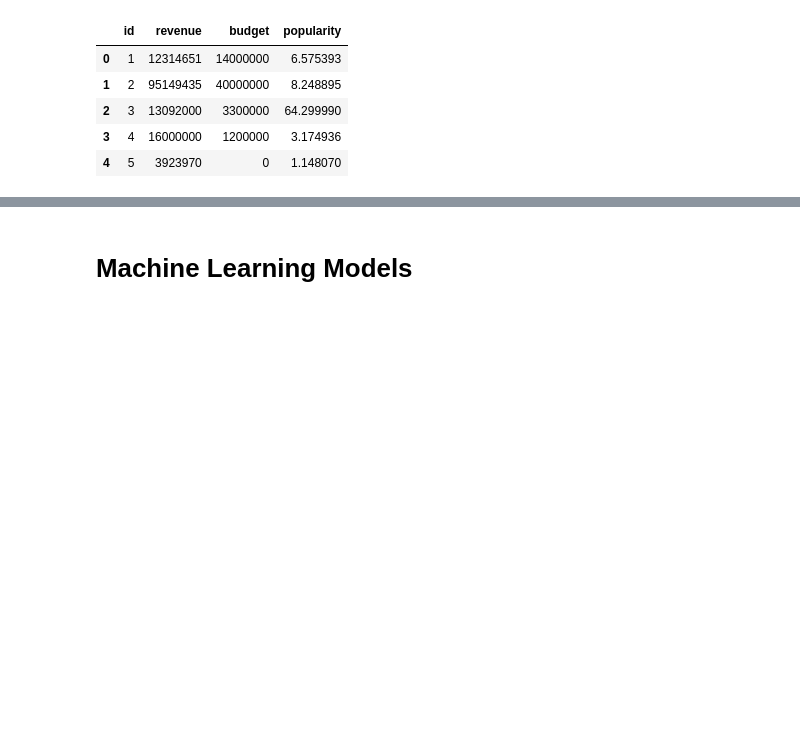
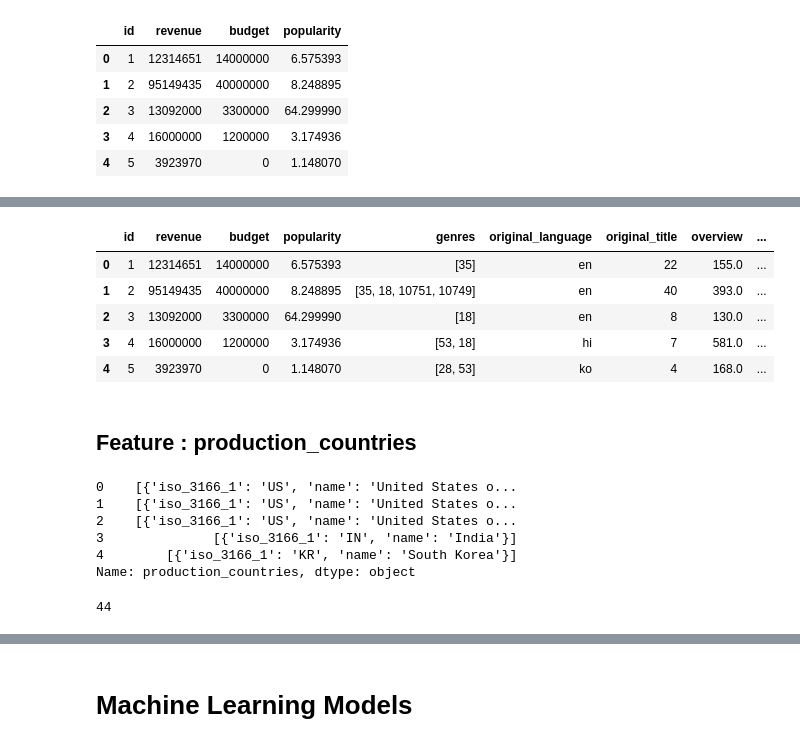
Before and after one commit to mahfuzsust/Data-Science, a Jupyter notebook: Kaggle/TMDB Box Office Prediction/movie.ipynb, the cells around one changed output, grey strips where cells are left out. Drawn from its saved outputs; the diff is of its cells as text; code cells hidden in the pictures; blank space fills up the shorter version.

```diff
--- a/Kaggle/TMDB Box Office Prediction/movie.ipynb
+++ b/Kaggle/TMDB Box Office Prediction/movie.ipynb
@@ -366,0 +428,2 @@ column = "Parch"
+# %%
+column = "overview"
@@ -366,0 +439,3 @@ column = "Parch"
+# %%
+df_con[column] = train[column].astype(str)
+df_con[column] = df_con[column].str.len()
@@ -366,0 +453,2 @@ column = "Parch"
+# %%
+column = "production_companies"
@@ -366,0 +468,3 @@ column = "Parch"
+# %%
+df_con[column] = train[column]
+df_con[column] = df_con[column].fillna("")
@@ -366,0 +480,12 @@ column = "Parch"
+# %%
+df_con[column] = df_con[column].apply(get_id)
+df_con.head()
+# %% [output]
+|  | id | revenue | budget | popularity | genres | original_language | original_title | overview | ... |
+| 0 | 1 | 12314651 | 14000000 | 6.575393 | [35] | en | 22 | 155.0 | ... |
+| 1 | 2 | 95149435 | 40000000 | 8.248895 | [35, 18, 10751, 10749] | en | 40 | 393.0 | ... |
+| 2 | 3 | 13092000 | 3300000 | 64.299990 | [18] | en | 8 | 130.0 | ... |
+| 3 | 4 | 16000000 | 1200000 | 3.174936 | [53, 18] | hi | 7 | 581.0 | ... |
+| 4 | 5 | 3923970 | 0 | 1.148070 | [28, 53] | ko | 4 | 168.0 | ... |
+# %% [markdown]
+## Feature : production_countries
@@ -366,0 +494,13 @@ column = "Parch"
+# %%
+train[column].head()
+# %% [output]
+0    [{'iso_3166_1': 'US', 'name': 'United States o...
+1    [{'iso_3166_1': 'US', 'name': 'United States o...
+2    [{'iso_3166_1': 'US', 'name': 'United States o...
+3              [{'iso_3166_1': 'IN', 'name': 'India'}]
+4        [{'iso_3166_1': 'KR', 'name': 'South Korea'}]
+Name: production_countries, dtype: object
+# %%
+missing_values[column]
+# %% [output]
+44
```
Also changed, not shown: parts of 177 cells of this notebook.
